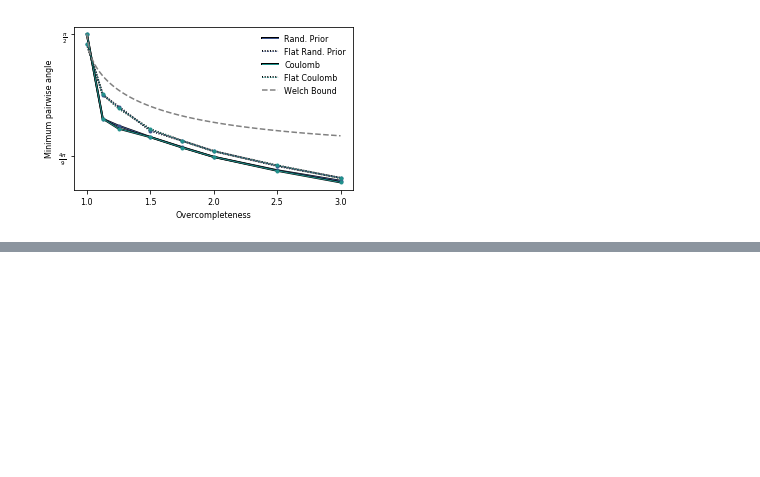
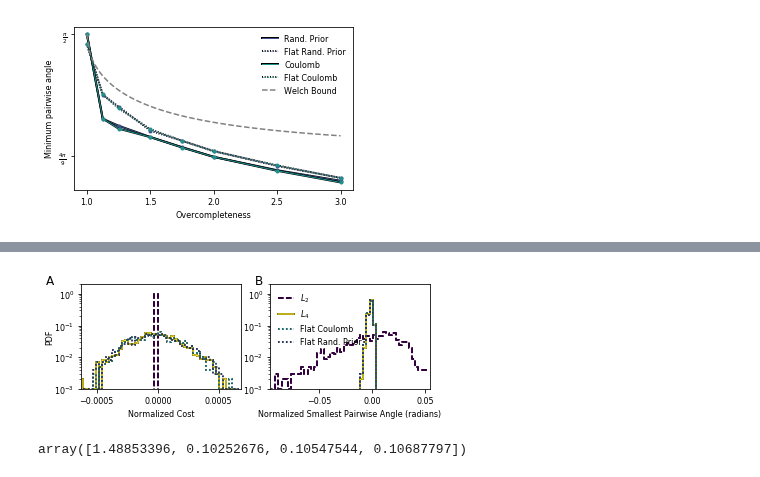
Before and after one commit to JesseLivezey/oc_ica, a Jupyter notebook: notebooks/Supplements.ipynb, the cells around one changed output, grey strips where cells are left out. Saved outputs shown, nothing was run; the diff lists cells and outputs as text; code cells hidden in the pictures; blank space fills up the shorter version.

```diff
--- a/notebooks/Supplements.ipynb
+++ b/notebooks/Supplements.ipynb
@@ -77,3 +71,20 @@ f, ax = plt.subplots(1, figsize=(5, 3))
 plotting.plot_figure3d(f_name, os.path.join(os.environ['HOME'], 'Downloads/sup6.pdf'), ax=ax, sup=True)
 # %% [output]
 [figure]
+# %%
+rng = np.random.RandomState(20161206)
+overcompleteness = 2
+n_mixtures = 64
+n_sources = n_mixtures*overcompleteness
+n_iter = 1000
+degeneracy_controls = ['2', '4', 'COULOMB_F', 'RANDOM_F']
+initial_conditions = ['random']
+
+W = np.full((len(degeneracy_controls), n_iter, n_sources,
+             n_mixtures), np.nan)
+W_0 = np.full((n_iter, n_sources, n_mixtures), np.nan)
+for ii in range(n_iter):
+    Wp, W_0p = analysis.evaluate_dgcs(initial_conditions, degeneracy_controls,
+                                      n_sources, n_mixtures, rng=rng)
+    W[:, ii] = Wp[0]
+    W_0[ii] = W_0p
@@ -79,0 +154,59 @@ plotting.plot_figure3d(f_name, os.path.join(os.environ['HOME'], 'Downloads/sup6.
+# %%
+f = plt.figure(figsize=(5.5, 2))
+
+le = .09
+re = .03
+be = .2
+te = .075
+hg = .075
+h = 1. - be - te
+w = (1. - le - re - hg) / 2.
+
+ax0 = f.add_axes([le, be, w, h])
+ax1 = f.add_axes([le + w + hg, be, w, h])
+axes = [ax0, ax1]
+
+normalized_costs = costs/costs0.mean(axis=1, keepdims=True)
+normalized_costs -= normalized_costs.mean(axis=1, keepdims=True)
+normalized_min_angles = (min_angles - min_angles.mean(axis=1, keepdims=True)) * np.pi / 180.
+cost_bins = np.linspace(normalized_costs.min()*.99, normalized_costs.max()*1.01, 50)
+angle_bins = np.linspace(normalized_min_angles.min()*.99, normalized_min_angles.max()*1.01, 50)
+for ii, cost in enumerate(degeneracy_controls):
+    label = styles.labels[cost]
+    c = styles.colors.get(cost, 'b')
+    label = styles.labels.get(cost, cost)
+    st = styles.line_styles.get(cost, '-')
+    pe_arg = [pe.Stroke(linewidth=styles.lw+1, foreground='k'), pe.Normal()]
+    vals, _ = np.histogram(normalized_costs[ii], cost_bins, density=True)
+    vals /= vals.sum()
+    axes[0].plot(cost_bins[:-1] + np.diff(cost_bins)[0]/2., vals,
+                 st, drawstyle=styles.ds, c=c, path_effects=pe_arg, label=label)
+    vals, _ = np.histogram(normalized_min_angles[ii], angle_bins, density=True)
+    vals /= vals.sum()
+    axes[1].plot(angle_bins[:-1] + np.diff(angle_bins)[0]/2., vals, st, drawstyle=styles.ds, c=c, path_effects=pe_arg, label=label)
+axes[0].set_ylabel('PDF', fontsize=styles.label_fontsize, labelpad=0)
+axes[0].set_xlabel('Normalized Cost', fontsize=styles.label_fontsize)
+axes[1].set_xlabel('Normalized Smallest Pairwise Angle (radians)', fontsize=styles.label_fontsize)
+axes[0].set_xticks([-5e-4, 0, 5e-4])
+axes[1].legend(loc='upper left', frameon=False, fontsize=styles.legend_fontsize,
+              )
+axes[0].set_xlim(cost_bins[0], cost_bins[-1])
+axes[1].set_xlim(angle_bins[0], angle_bins[-1])
+axes[1].set_xticks([-5e-2, 0, 5e-2])
+
+f.text(0, .925, 'A', fontsize=styles.letter_fontsize)
+f.text(w + hg + .05, .925, 'B', fontsize=styles.letter_fontsize)
+for ax in axes:
+    ax.set_ylim(1e-3, 2.)
+    ax.set_yticks([1e-3, 1])
+    ax.tick_params(labelsize=styles.ticklabel_fontsize)
+    ax.set_yscale('log')
+f.tight_layout()
+plt.savefig(os.path.join(os.environ['HOME'], 'Downloads/sup9.pdf'), dpi=300)
+plt.savefig(os.path.join(os.environ['HOME'], 'Downloads/sup9.png'), dpi=300)
+# %% [output]
+[figure, added]
+# %%
+normalized_min_angles.std(axis=1) * 180 / np.pi
+# %% [output]
+array([1.48853396, 0.10252676, 0.10547544, 0.10687797])
```
Also changed, not shown: parts of 6 cells of this notebook, 4 other files.
